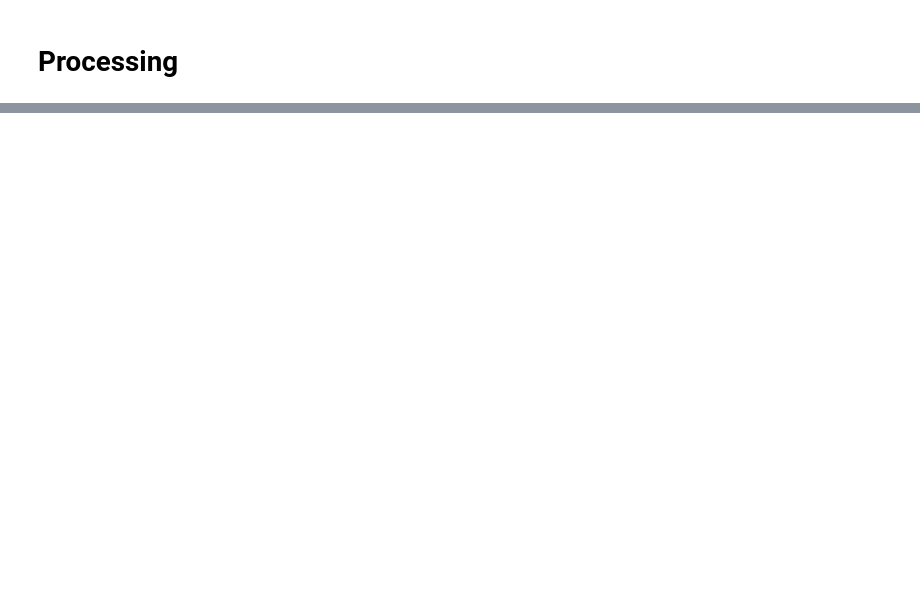
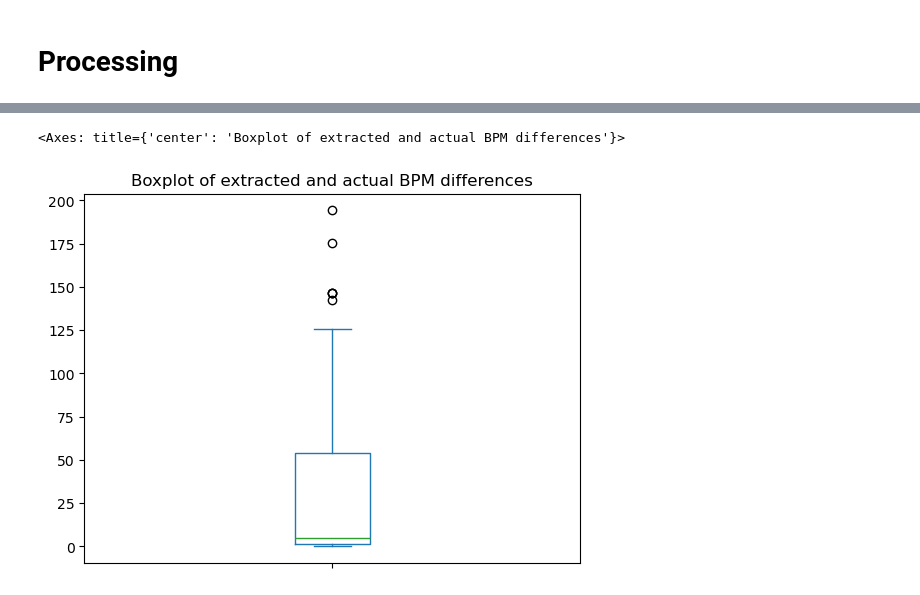
Before and after one commit to Knerten0815/GrooveLens, a Jupyter notebook: Notebooks/balanced_feature_extraction.ipynb, the cells around one changed output, grey strips where cells are left out. Drawn from its saved outputs; the diff is of its cells as text; code cells hidden in the pictures; blank space fills up the shorter version.

```diff
--- a/Notebooks/balanced_feature_extraction.ipynb
+++ b/Notebooks/balanced_feature_extraction.ipynb
@@ -203,0 +290,5 @@ File already: ..\Datasets\spectrums_cropped_small\drummer1/session1/100_neworlea
+# %%
+bpm_differences.plot.box(title='Boxplot of extracted and actual BPM differences')
+# %% [output]
+<Axes: title={'center': 'Boxplot of extracted and actual BPM differences'}>
+[figure, added]
```
Also changed, not shown: parts of 25 cells of this notebook, 8 other files.
